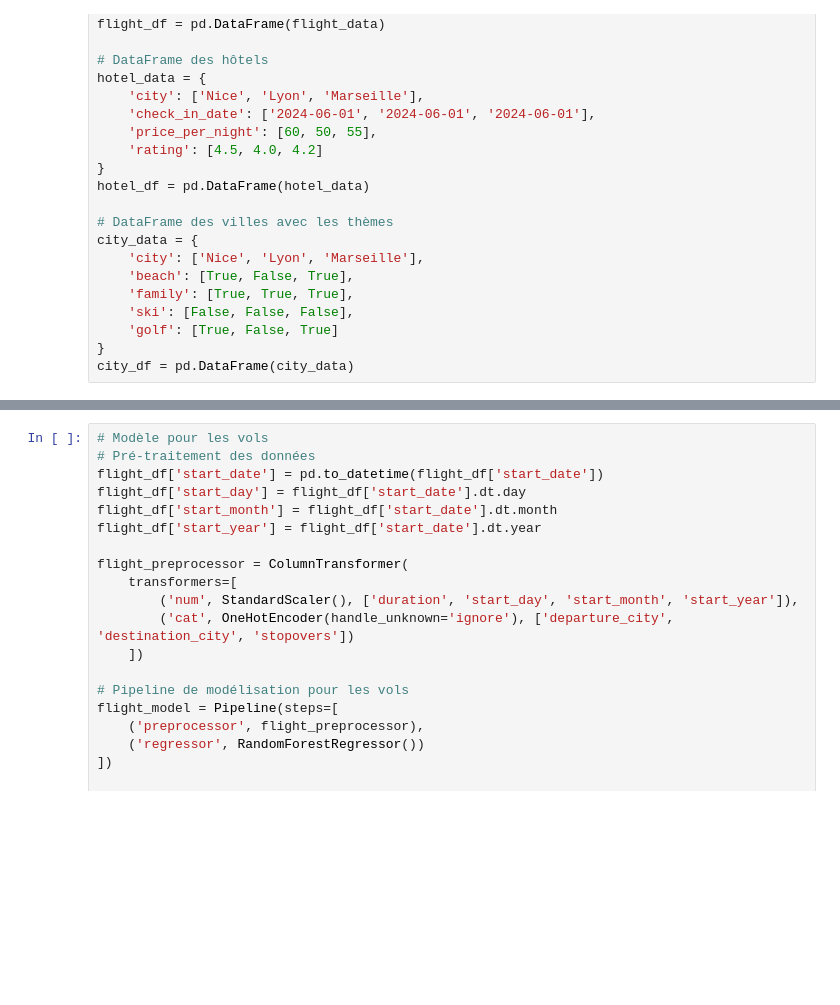
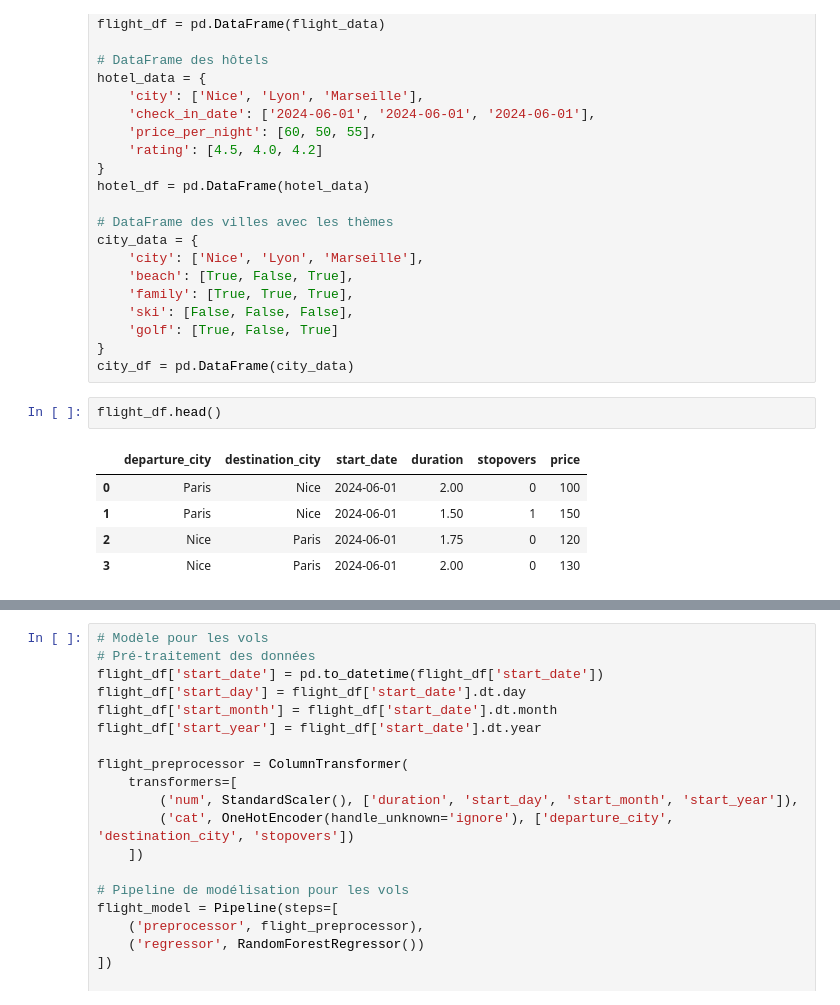
Before and after one commit to optimum-os/trip-recommender, a Jupyter notebook: algo.ipynb, the cells around one changed output, grey strips where cells are left out. Saved outputs shown, nothing was run; the diff lists cells and outputs as text; blank space fills up the shorter version.

```diff
--- a/algo.ipynb
+++ b/algo.ipynb
@@ -36,3 +44,11 @@ city_data = {
     'golf': [True, False, True]
 }
 city_df = pd.DataFrame(city_data)
+# %%
+flight_df.head()
+# %% [output]
+|  | departure_city | destination_city | start_date | duration | stopovers | price |
+| 0 | Paris | Nice | 2024-06-01 | 2.00 | 0 | 100 |
+| 1 | Paris | Nice | 2024-06-01 | 1.50 | 1 | 150 |
+| 2 | Nice | Paris | 2024-06-01 | 1.75 | 0 | 120 |
+| 3 | Nice | Paris | 2024-06-01 | 2.00 | 0 | 130 |
```
Also changed, not shown: parts of 3 cells of this notebook.
